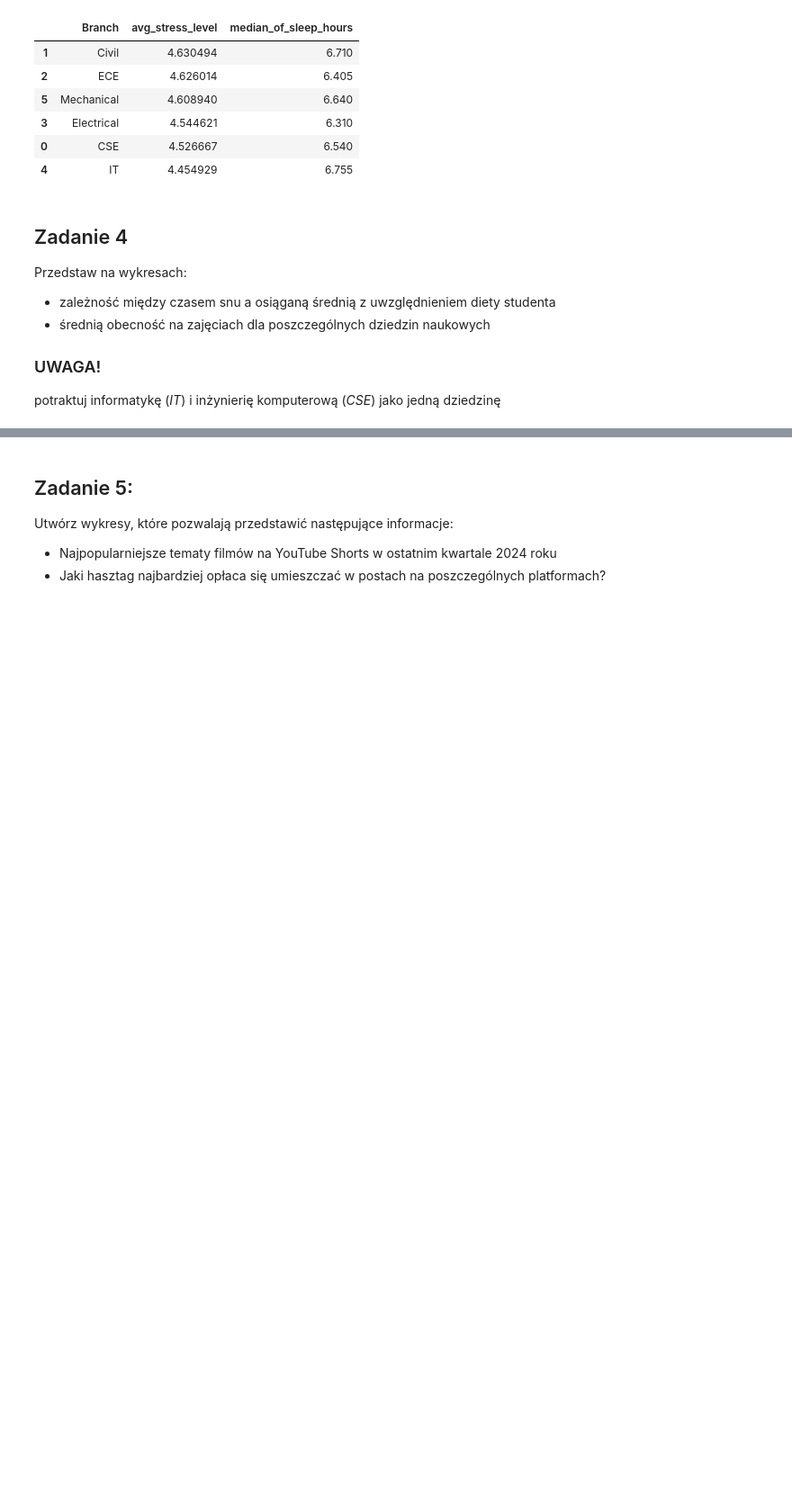
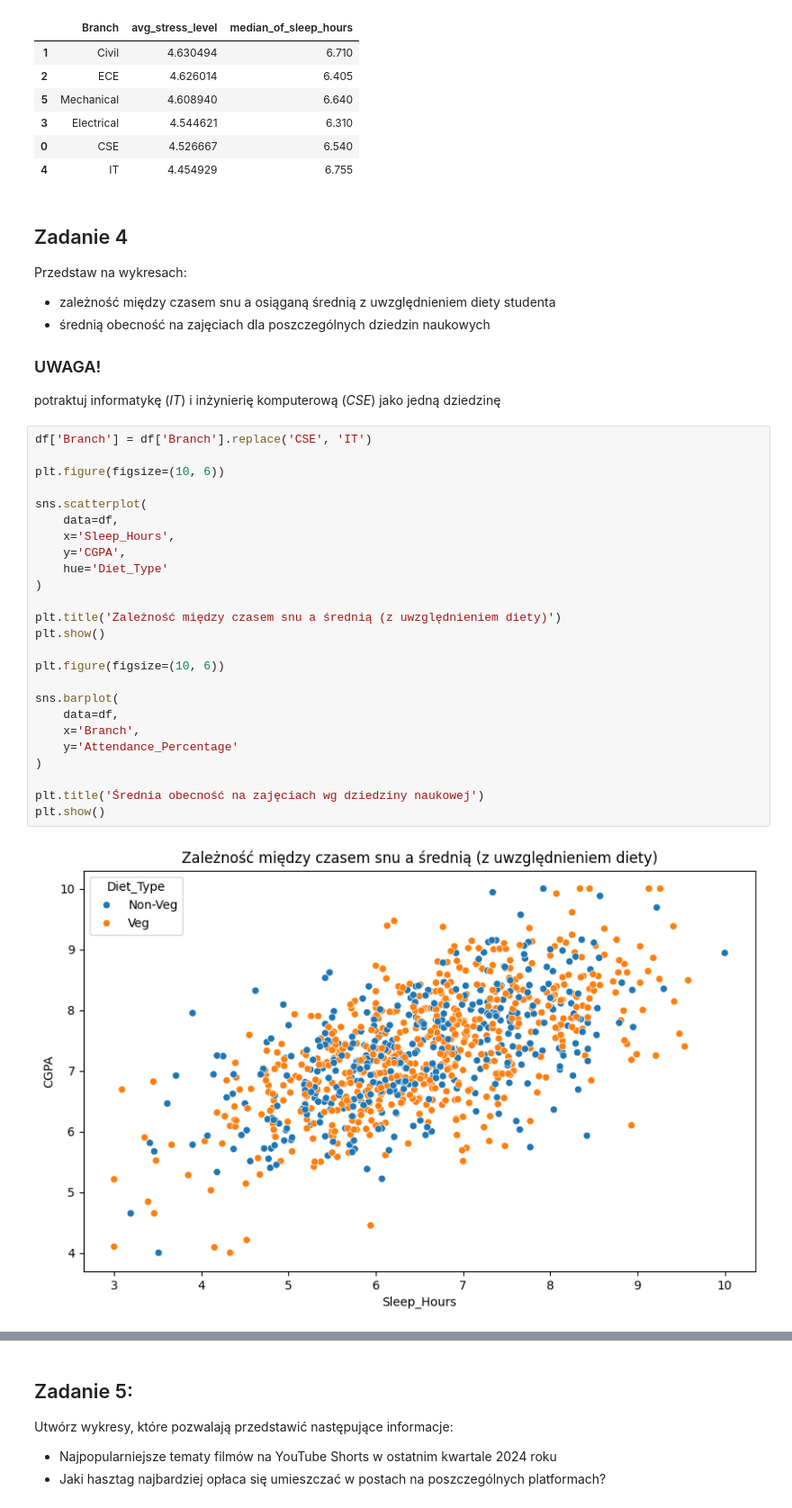
Before and after one commit to Zajecia-na-PWr-LR/lista-1-PawelZubalski, a Jupyter notebook: UczenieMaszynowe_25_26_Lista1.ipynb, the cells around one changed output, grey strips where cells are left out. Shown at 90% size. Cells and saved outputs as stored; diff of their text form; blank space fills up the shorter version.

```diff
--- a/UczenieMaszynowe_25_26_Lista1.ipynb
+++ b/UczenieMaszynowe_25_26_Lista1.ipynb
@@ -155,3 +155,30 @@ Przedstaw na wykresach:
 - średnią obecność na zajęciach dla poszczególnych dziedzin naukowych
 ### UWAGA!
 potraktuj informatykę (*IT*) i inżynierię komputerową (*CSE*) jako jedną dziedzinę
+# %%
+df['Branch'] = df['Branch'].replace('CSE', 'IT')
+
+plt.figure(figsize=(10, 6))
+
+sns.scatterplot(
+    data=df,
+    x='Sleep_Hours',
+    y='CGPA',
+    hue='Diet_Type'
+)
+
+plt.title('Zależność między czasem snu a średnią (z uwzględnieniem diety)')
+plt.show()
+
+plt.figure(figsize=(10, 6))
+
+sns.barplot(
+    data=df,
+    x='Branch',
+    y='Attendance_Percentage'
+)
+
+plt.title('Średnia obecność na zajęciach wg dziedziny naukowej')
+plt.show()
+# %% [output]
+[figure, added]
```
Also changed, not shown: parts of 2 cells of this notebook.
